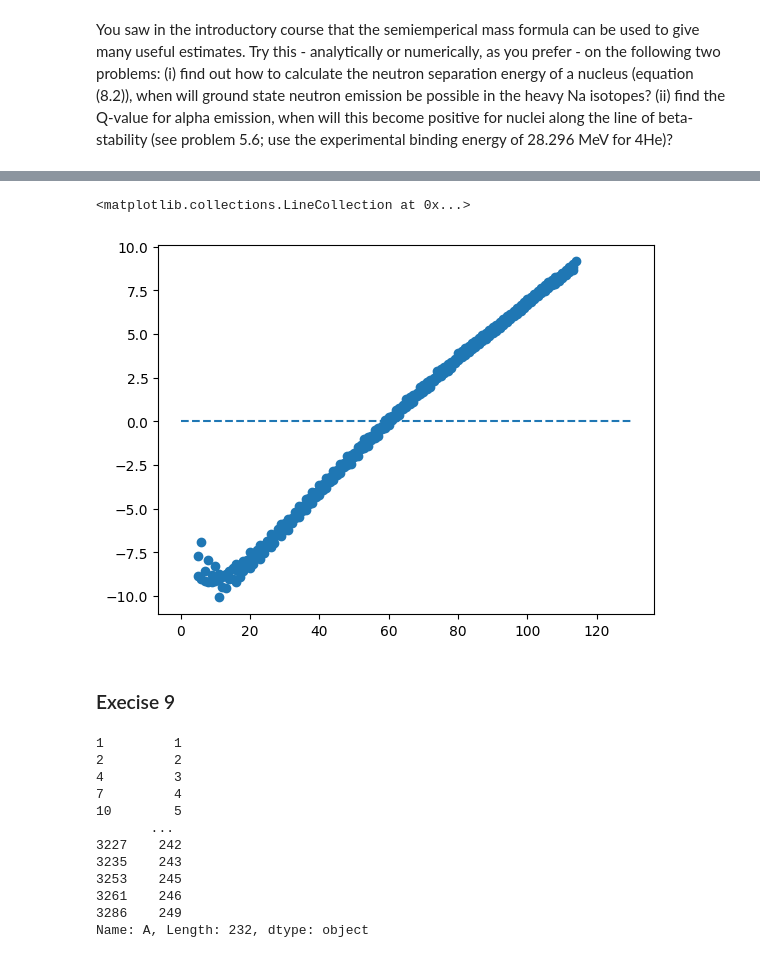
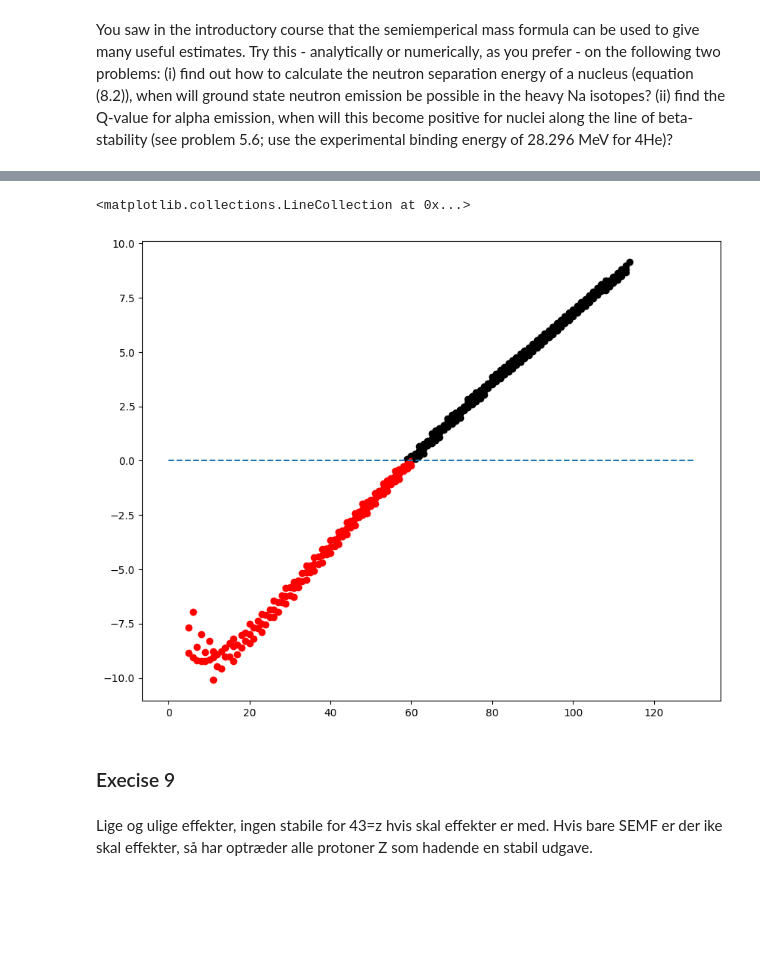
Before and after one commit to mariaheisel99/Studies, a Jupyter notebook: Nuclear_II/exercises.ipynb, the cells around one changed output, grey strips where cells are left out. Cells and saved outputs as stored; diff of their text form; code cells hidden in the pictures; blank space fills up the shorter version.

```diff
--- a/Nuclear_II/exercises.ipynb
+++ b/Nuclear_II/exercises.ipynb
@@ -65,15 +64,25 @@ will this become positive for nuclei along the line of beta-stability (see probl
 use the experimental binding energy of 28.296 MeV for 4He)?
 # %%
 # i)
+fig, ax = plt.subplots(figsize=(10,8))
 Z = 11
 N = np.array([6,7,8,9,10,11,12,13,14,15,16,17,18,19,20,21,22,23,24,25,26,27,28])
 A = N+Z
-sn = binding_E(A,Z)-binding_E(A-1,Z)
+Sn = binding_E(A,Z)-binding_E(A-1,Z)
 
-plt.scatter(A,sn, color='blue')
+# plt.scatter(A,sn, color='blue')
 plt.hlines(0,0,40, ls = 'dashed', color='k')
-# plt.annotate([N}],(A[0],sn[0]),textcoords="offset points", xytext=(7,0))
+for a,n,sn in zip(A,N,Sn):
+    if sn > 0:
+        color = 'k'
+    else:
+        color = 'red'
+
+    plt.scatter(a,sn,color=color)
+    plt.annotate(f'{n}Na',(a,sn),textcoords="offset points", xytext=(-3,5))
+
 plt.xlim(15,40)
 plt.xlabel('A')
 plt.ylabel('Sn [MeV]')
+plt.legend()
 # %% [output]
@@ -85,17 +95,29 @@ Der obsereres en systematik, som kommer fra parring elementet i SEMF. Så øvers
 Det assymetriske led gør at når der er mange neutroner så vil bindingsenergien falde, altså bliver kernen mindre og mindre stabil, mere ustabil.
 # %%
 ## ii)
+fig, ax = plt.subplots(figsize=(10,8))
+
 A = np.linspace(10,300,291)
 beta_stability = A/(1.97+0.015*A**(2/3))
 Zs_beta_stability = np.round(beta_stability)
 Qalpha = Q_alpha(A,Zs_beta_stability)
-plt.scatter(Zs_beta_stability,Qalpha)
+
+for zs, qa in zip(Zs_beta_stability,Qalpha):
+    if qa<0:
+        color = 'red'
+
+    else:
+        color = 'k'
+
+    plt.scatter(zs,qa,color = color)
 plt.hlines(0,0,130, ls = 'dashed')
 # %% [output]
 <matplotlib.collections.LineCollection at 0x...>
-[figure, old version]
+[figure, new version]
 # %% [markdown]
 ### Execise 9
+# %% [markdown]
+Lige og ulige effekter, ingen stabile for 43=z hvis skal effekter er med. Hvis bare SEMF er der ike skal effekter, så har optræder alle protoner Z som hadende en stabil udgave.
 # %%
 A = np.linspace(10,300,291)
 beta_stability = A/(1.97+0.015*A**(2/3))
@@ -117,15 +139,0 @@ As=test['A'][test['B']=='*']
-# %%
-As
-# %% [output]
-1         1
-2         2
-4         3
-7         4
-10        5
-       ...
-3227    242
-3235    243
-3253    245
-3261    246
-3286    249
-Name: A, Length: 232, dtype: object
```
Also changed, not shown: parts of 6 cells of this notebook, 1 other file.
